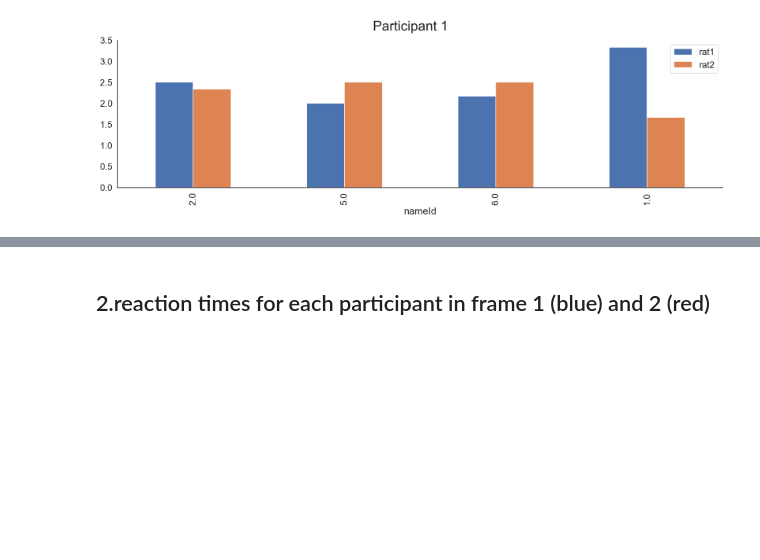
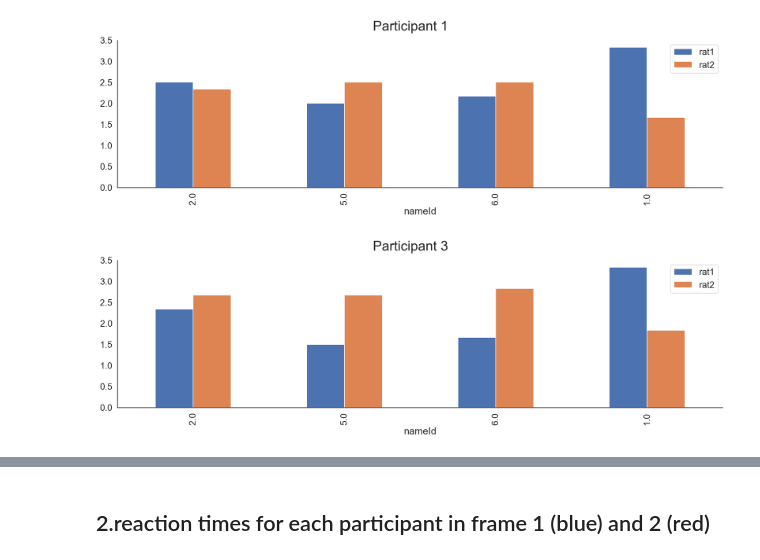
Before and after one commit to pradysepulveda/PFT_fMRI_2019, a Jupyter notebook: Pilots Pet Scanner/Analysis/Pilot_Choice_Analysis.ipynb, the cells around one changed output, grey strips where cells are left out. Saved outputs shown, nothing was run; the diff lists cells and outputs as text; code cells hidden in the pictures; blank space fills up the shorter version.

```diff
--- a/Pilots Pet Scanner/Analysis/Pilot_Choice_Analysis.ipynb
+++ b/Pilots Pet Scanner/Analysis/Pilot_Choice_Analysis.ipynb
@@ -208,3 +208,11 @@ plt.suptitle('Participant ' + str(1), fontsize = 25)
 sns.despine()
 # %% [output]
 [figure]
+# %%
+sns.set(font_scale=1.5, style='white')
+ax = data_exp_ratings_2.loc[(data_exp_ratings_2['Part'] == 3)].plot.bar(x='nameId',y=['rat1','rat2'], figsize=(20,5), )
+plt.suptitle('Participant ' + str(3), fontsize = 25)
+
+sns.despine()
+# %% [output]
+[figure, added]
```
Also changed, not shown: parts of 10 cells of this notebook, 1 other file.
